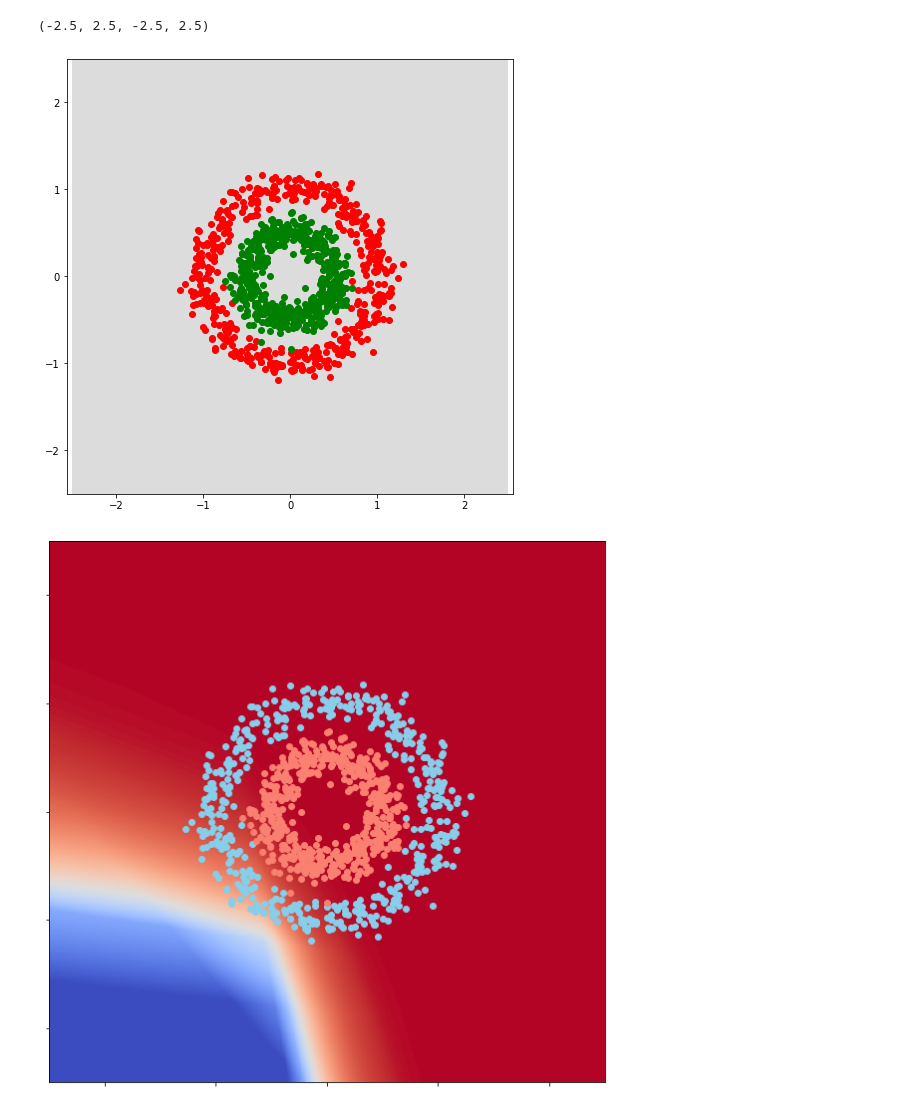
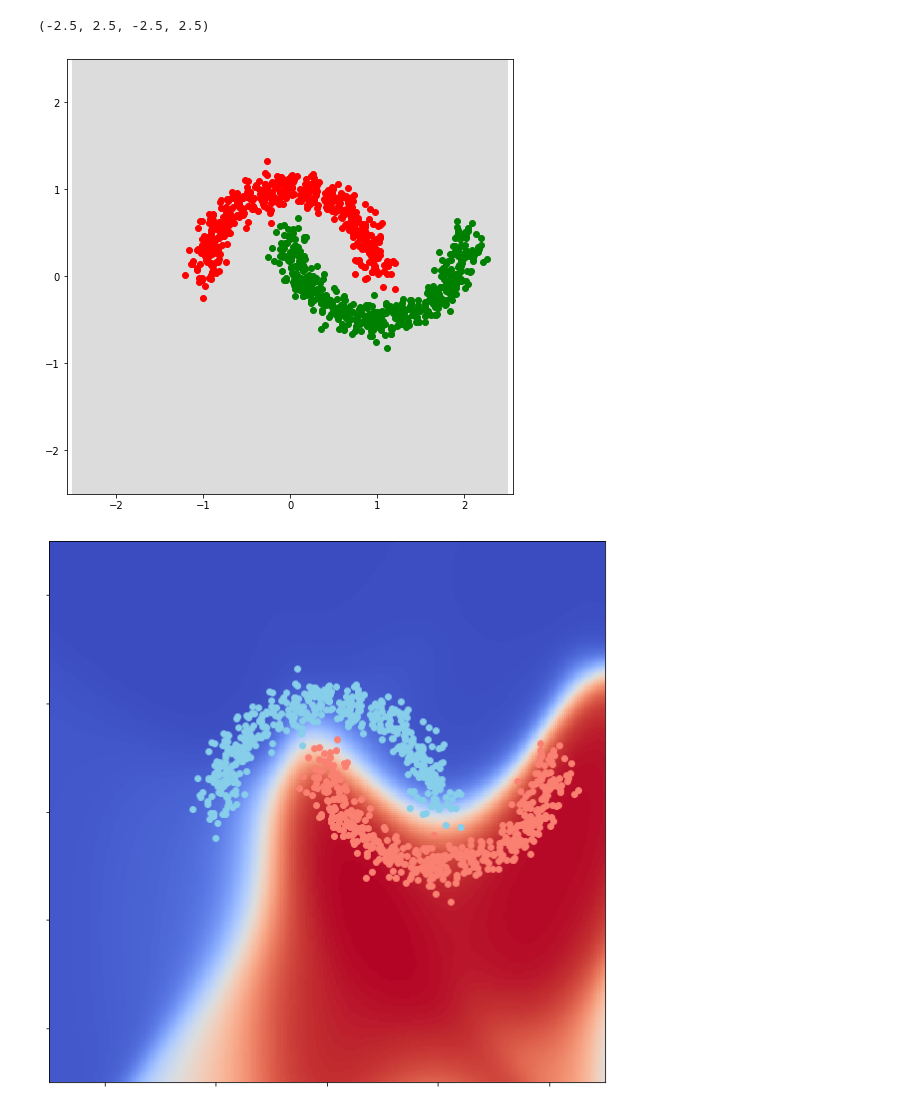
Before and after one commit to daalopezm/Simple_Neural_Network, a Jupyter notebook: network_made_by_myself.ipynb, the cells around one changed output. Cells and saved outputs as stored; diff of their text form; code cells hidden in the pictures.

```diff
--- a/network_made_by_myself.ipynb
+++ b/network_made_by_myself.ipynb
@@ -9,9 +13,9 @@ import matplotlib.pyplot as plt
 from sklearn.datasets import make_circles, make_moons
 # %%
-X, y = make_circles(n_samples=1000, factor=0.5, noise=0.1)
-#X, y = make_moons(n_samples=1000, noise=0.1)
+#X, y = make_circles(n_samples=1000, factor=0.5, noise=0.1)
+X, y = make_moons(n_samples=1000, noise=0.1)
 # %%
-res = 1000
+res = 250
 
 # Coordendadas del mapa de predicción.
 _x0 = np.linspace(-2.5, 2.5, res)
@@ -19,6 +23,13 @@ _x1 = np.linspace(-2.5, 2.5, res)
 
 # Input con cada combo de coordenadas del mapa de predicción.
 _pX = np.array(np.meshgrid(_x0, _x1)).T.reshape(-1, 2)
+_pX2 = tf.square(_pX)
+
+#_X1X2 = tf.math.reduce_prod(_pX, 1)
+#_pX= tf.concat([_pX,_pX2, tf.reshape(_X1X2,[-1,1])],1)
+sin_pX = tf.sin(_pX)
+#_pX = tf.concat([_pX,_pX2,sin_pX,tf.reshape(_X1X2,[-1,1])],1)
+_pX = tf.concat([_pX,_pX2,sin_pX],1)
 
 # Objeto vacio a 0.5 del mapa de predicción.
 _pY = np.zeros((res, res)) + 0.5
@@ -32,4 +43,4 @@ plt.scatter(X[y==1,0], X[y==1,1],c='g')
 plt.axis('equal')
 # %% [output]
 (-2.5, 2.5, -2.5, 2.5)
-[figure, old version]
+[figure, new version]
@@ -93,20 +88,24 @@ loss_object = tf.keras.losses.MeanSquaredError()
-# %%
-@tf.function
-def feedforward(X_input):
-  l1 = tf.nn.relu(tf.add(tf.matmul(W1,tf.transpose(X_input)), b1))
-  l2 = tf.nn.relu(tf.add(tf.matmul(W2,l1), b2))
-  #l3 = tf.nn.relu(tf.add(tf.matmul(W3,l2), b3))
-  #l4 = tf.nn.relu(tf.add(tf.matmul(W4,l3), b4))
-  pY = tf.math.sigmoid(tf.add(tf.matmul(W3,l2), b3))[0, :]
-  return pY
+# %%
+#l = [0]*len(nn)
+@tf.function
+def feedforward(X_input):
+  l = tf.nn.sigmoid(tf.add(tf.matmul(W[0],tf.transpose(X_input)), b[0]))
+  for layer in range(len(nn)-2):
+    if layer < (len(nn)-2):
+      l = tf.math.sigmoid(tf.add(tf.matmul(W[layer+1],l), b[layer+1]))
+    else:
+      l = tf.math.sigmoid(tf.add(tf.matmul(W[layer+1],l), b[layer+1]))
+
+  pY=l[0,:]
+  return pY
 # %%
 fig = plt.figure(figsize=(10, 10))
 _pY = feedforward(_pX)
-_pY = tf.reshape(_pY,[res,res])
+_pY = tf.transpose(tf.reshape(_pY,[res,res]))
 plt.pcolormesh(_x0,_x1, _pY, cmap='coolwarm', animated=True)
 plt.scatter(X[y == 0,0], X[y == 0,1], c="skyblue")
 plt.scatter(X[y == 1,0], X[y == 1,1], c="salmon")
 plt.tick_params(labelbottom=False, labelleft=False)
 # %% [output]
-[figure, old version]
+[figure, new version]
 # %%
```
Also changed, not shown: parts of 7 cells of this notebook.
